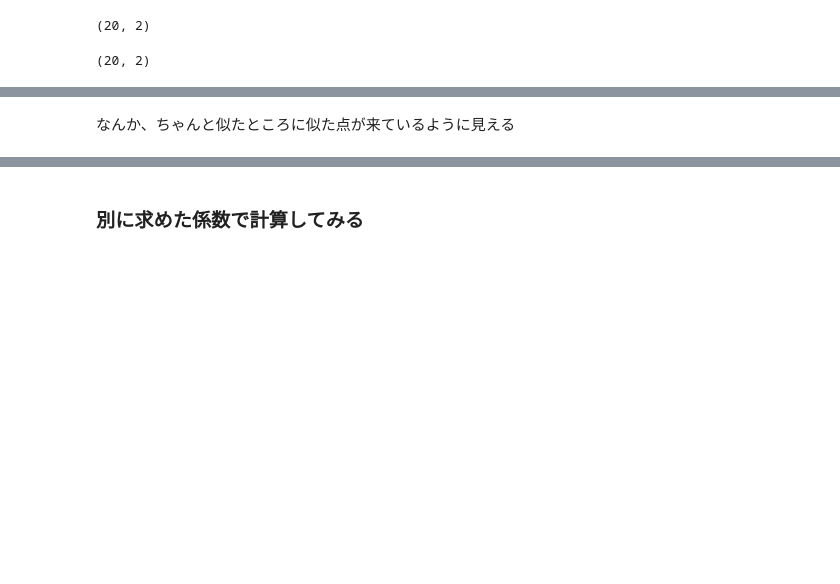
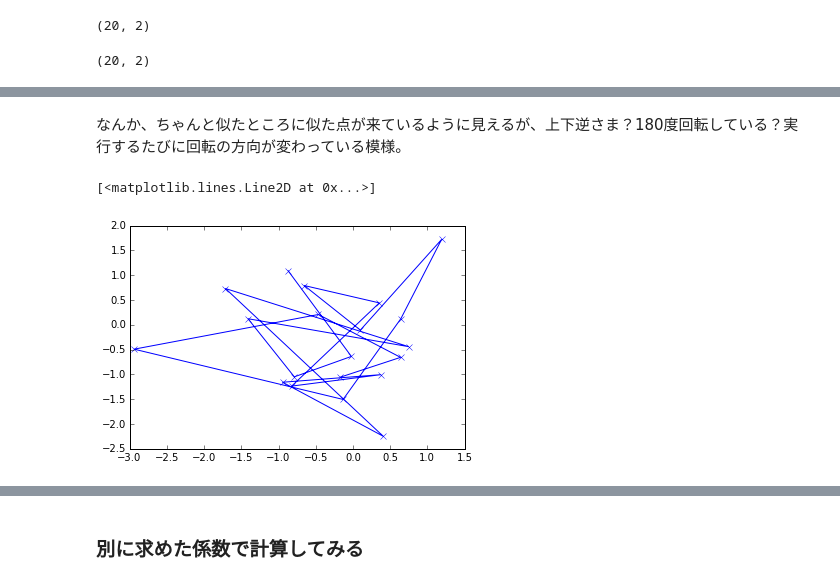
Before and after one commit to rupy/multimodal_learning, a Jupyter notebook: notebooks/cca.ipynb, the cells around one changed output, grey strips where cells are left out. Drawn from its saved outputs; the diff is of its cells as text; code cells hidden in the pictures; blank space fills up the shorter version.

```diff
--- a/notebooks/cca.ipynb
+++ b/notebooks/cca.ipynb
@@ -391,2 +387,7 @@ plt.plot(y_projected[:,0], y_projected[:,1], 'ob')
-# %% [markdown]
-なんか、ちゃんと似たところに似た点が来ているように見える
+# %% [markdown]
+なんか、ちゃんと似たところに似た点が来ているように見えるが、上下逆さま？180度回転している？実行するたびに回転の方向が変わっている模様。
+# %%
+plt.plot(x_projected[:,0], x_projected[:,1], 'xb-')
+# %% [output]
+[<matplotlib.lines.Line2D at 0x...>]
+[figure, added]
```
Also changed, not shown: parts of 19 cells of this notebook.
